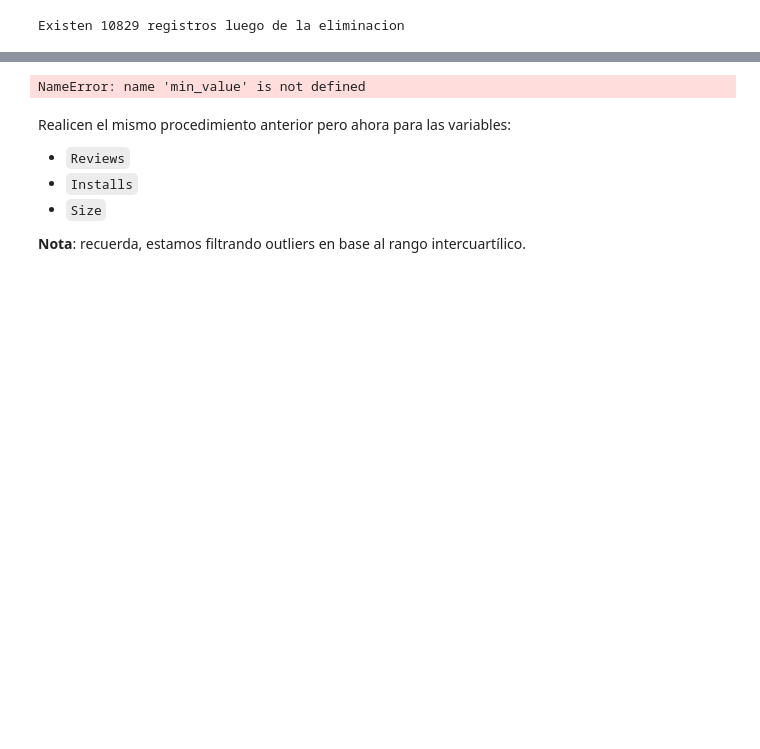
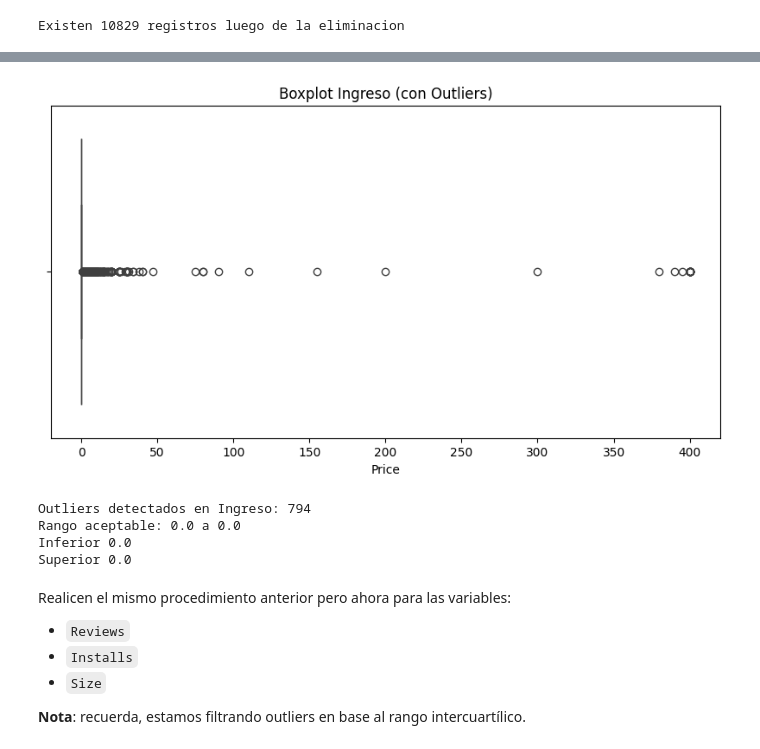
Before and after one commit to ChrisJavier/UIDE_3-WorkGroupProyectsVisu, a Jupyter notebook: Week1/src/VADDC_CP_W1_E4.ipynb, the cells around one changed output, grey strips where cells are left out. Drawn from its saved outputs; the diff is of its cells as text; code cells hidden in the pictures; blank space fills up the shorter version.

```diff
--- a/Week1/src/VADDC_CP_W1_E4.ipynb
+++ b/Week1/src/VADDC_CP_W1_E4.ipynb
@@ -415,16 +458,51 @@ donde $$IQR=Q_3-Q_1$$
-# %%
-# Calcula e imprime los valores inferiores y superiores del rango intercuartilico
-# para las siguientes variables: Price
-# No olvides que solo consideraremos las aplicaciones pagas (excluir las gratuitas)
-#### TAREA 3 ###############
-# TU CÓDIGO AQUÍ
-
-
-print("inferior", min_value)
-print(f"Superior {max_value}")
-#############################
-# %% [output]
-NameError: name 'min_value' is not defined
+# %%
+# Calcula e imprime los valores inferiores y superiores del rango intercuartilico
+# para las siguientes variables: Price
+# No olvides que solo consideraremos las aplicaciones pagas (excluir las gratuitas)
+#### TAREA 3 ###############
+# TU CÓDIGO AQUÍ
+
+#Se reutiliza el metodo de deteccion de outliers revisado en clase de arquitectura de datos
+def detectar_outliers_iqr(dataframe, columna):
+    Q1 = dataframe[columna].quantile(0.25)
+    Q3 = dataframe[columna].quantile(0.75)
+    IQR = Q3 - Q1
+    limite_inferior = Q1 - 1.5 * IQR
+    limite_superior = Q3 + 1.5 * IQR
+
+    outliers = dataframe[(dataframe[columna] < limite_inferior) | (dataframe[columna] > limite_superior)]
+    return outliers, limite_inferior, limite_superior
+
+# Visualización antes de tratar
+plt.figure(figsize=(10, 5))
+sns.boxplot(x=data['Price'])
+plt.title("Boxplot Ingreso (con Outliers)")
+plt.show()
+
+# Detectar
+outliers_ingreso, li, ls = detectar_outliers_iqr(data, 'Price')
+print(f"Outliers detectados en Ingreso: {len(outliers_ingreso)}")
+print(f"Rango aceptable: {li} a {ls}")
+
+print(f"Inferior {li}")
+print(f"Superior {ls}")
+
+# Tratamiento: Clipping (tope) en lugar de eliminar
+#df['avaluo'] = df['avaluo'].clip(lower=li, upper=ls)
+
+# Visualización post-tratamiento
+#plt.figure(figsize=(10, 5))
+#sns.boxplot(x=df['avaluo'])
+#plt.title("Boxplot Avaluo (Corregido)")
+#plt.show()
+
+#############################
+# %% [output]
+[figure, added]
+Outliers detectados en Ingreso: 794
+Rango aceptable: 0.0 a 0.0
+Inferior 0.0
+Superior 0.0
 # %%
 # coloca el valor del máximo y minimo a filtrar para Price
 # Nota: mira que estamos sobrescribiendo la variable data (esto con el fin de que todos obtengamos
```
Also changed, not shown: parts of 8 cells of this notebook.
